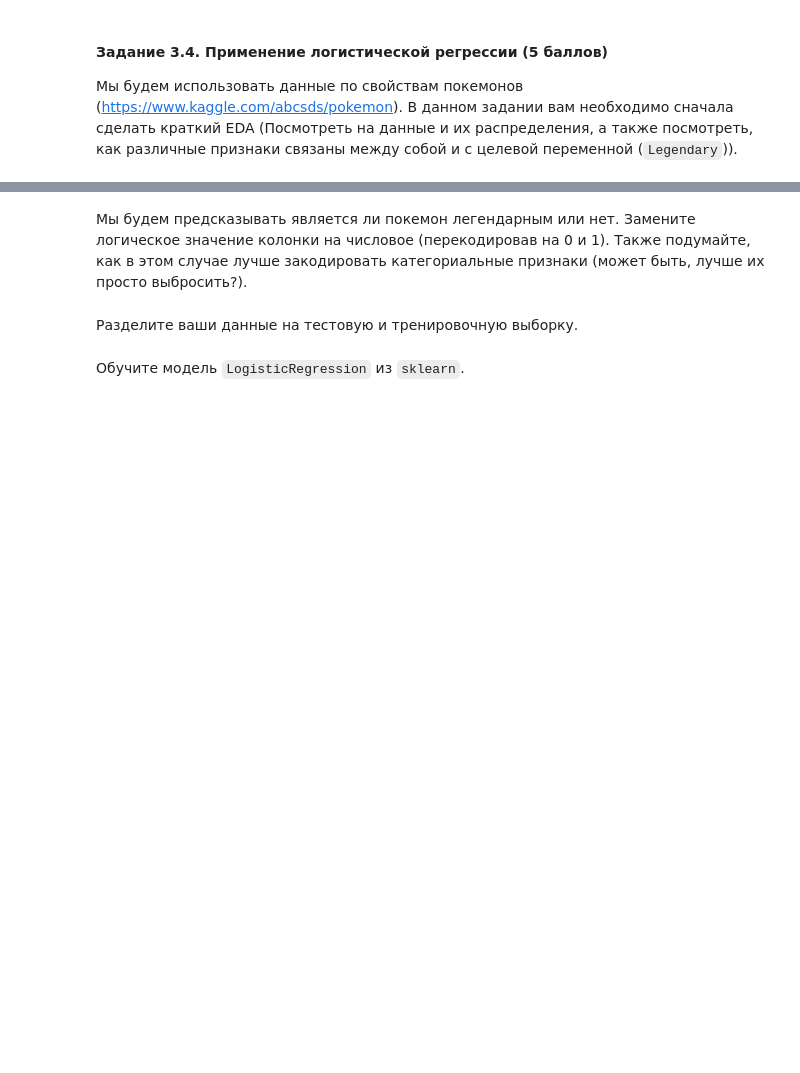
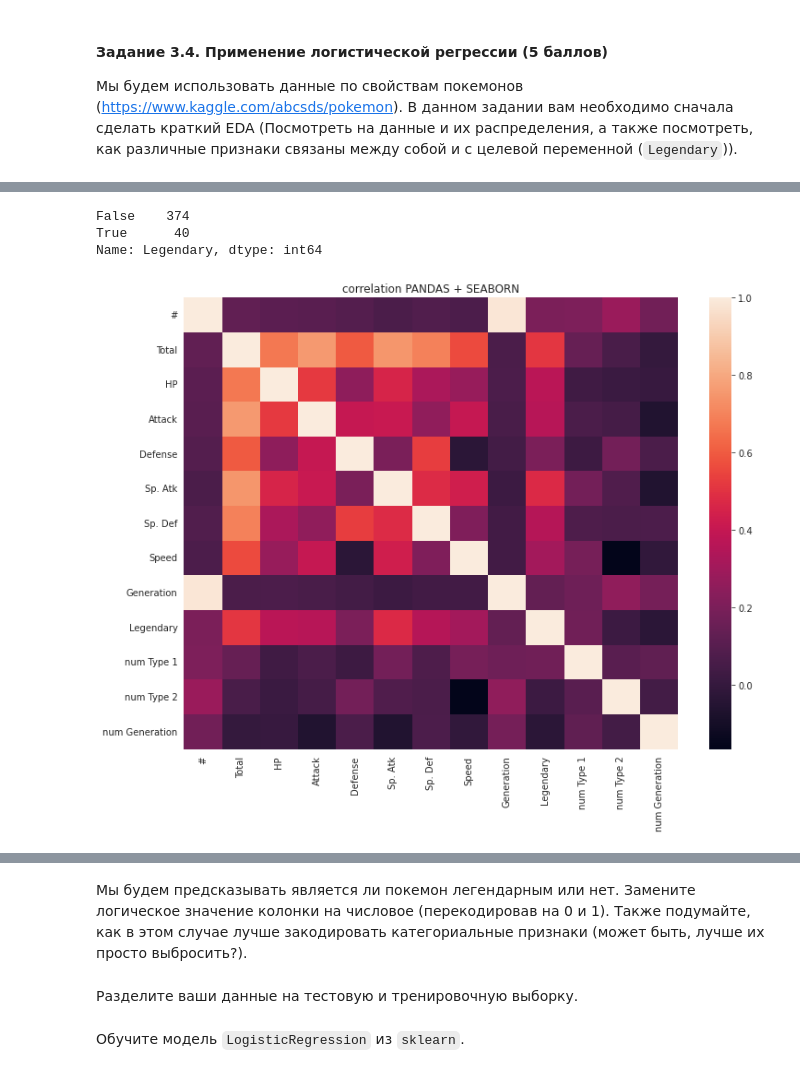
Before and after one commit to Lemonnik/BI-ML-2021, a Jupyter notebook: lesson_2_linmodels_GD/homework/Linear_models.ipynb, the cells around one changed output, grey strips where cells are left out. Cells and saved outputs as stored; diff of their text form; code cells hidden in the pictures; blank space fills up the shorter version.

```diff
--- a/lesson_2_linmodels_GD/homework/Linear_models.ipynb
+++ b/lesson_2_linmodels_GD/homework/Linear_models.ipynb
@@ -799,0 +804,8 @@ pokemon.head()
+# %%
+# убираем NaN значения (они были)
+
+if any(pokemon.isna()):
+    pokemon = pokemon.dropna()
+    print("All NaN's gone")
+else:
+    print("No NaN's found")
@@ -799,0 +867,12 @@ pokemon.head()
+# %%
+# множить колонки не хочется, пойдём вторым путём
+
+pokemon_types1 = dict(pokemon['Type 1'].value_counts()).keys()
+pokemon_types2 = dict(pokemon['Type 2'].value_counts()).keys()
+pokemon_generations = dict(pokemon['Generation'].value_counts()).keys()
+
+pokemon['num Type 1'] = pokemon['Type 1'].replace(pokemon_types1, list(range(len(pokemon_types1))))
+pokemon['num Type 2'] = pokemon['Type 2'].replace(pokemon_types2, list(range(len(pokemon_types2))))
+pokemon['num Generation'] = pokemon['Generation'].replace(pokemon_generations, list(range(len(pokemon_generations))))
+
+pokemon.head()
@@ -799,0 +886,8 @@ pokemon.head()
+# %%
+# не очень сбалансированно :(
+
+pokemon.Legendary.value_counts()
+# %% [output]
+False    374
+True      40
+Name: Legendary, dtype: int64
@@ -799,0 +919,9 @@ pokemon.head()
+# %%
+# смотрим на корреляции признаков
+
+corr = pokemon.corr()
+sns_hmap = sns.heatmap(corr)
+sns_hmap.set_title("correlation PANDAS + SEABORN")
+plt.show()
+# %% [output]
+[figure, added]
```
Also changed, not shown: parts of 36 cells of this notebook.
